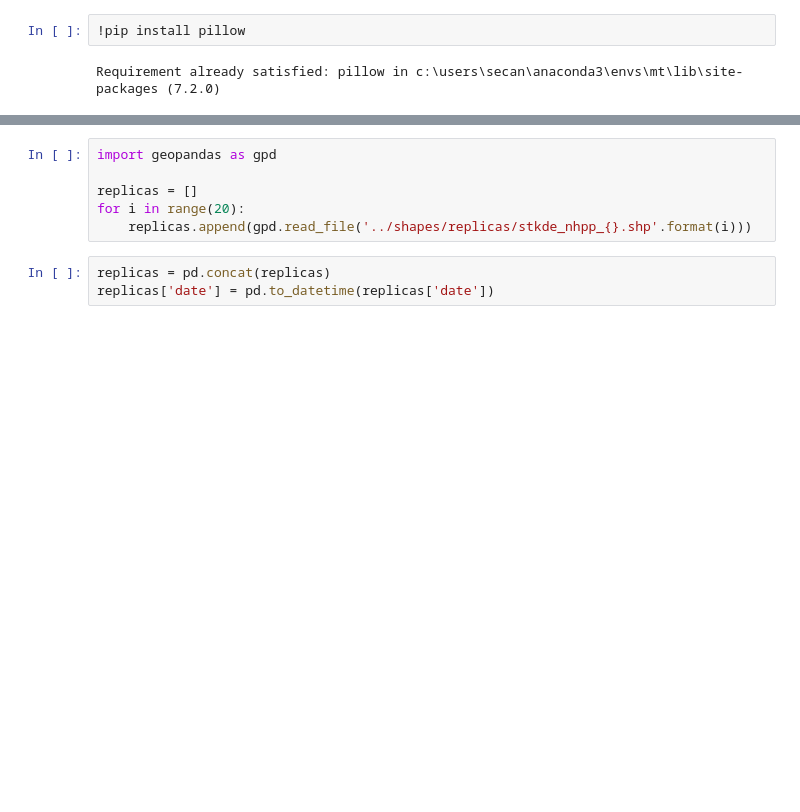
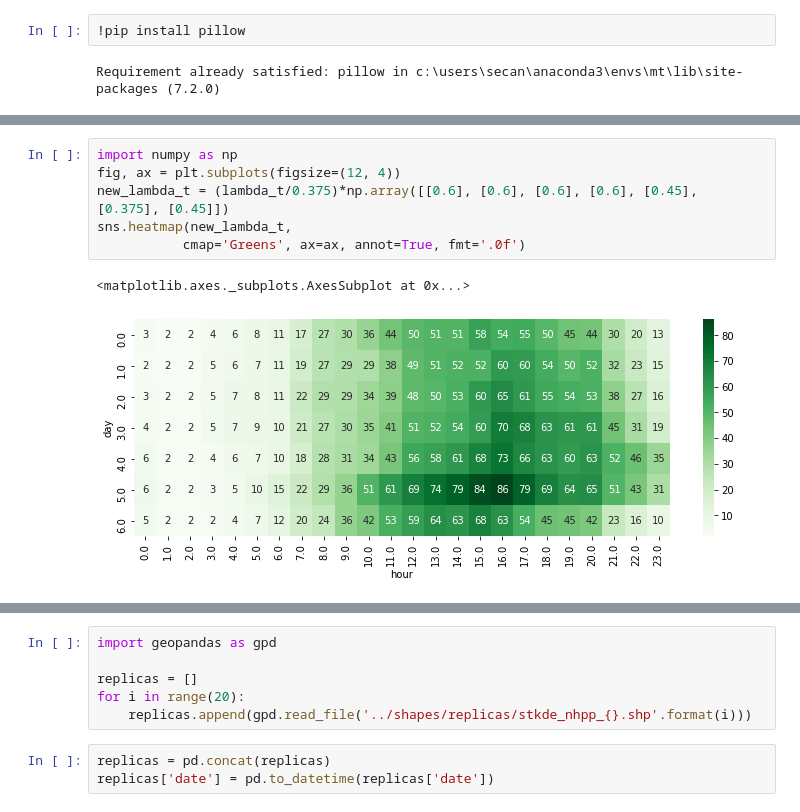
Before and after one commit to scespinoza/louisville-scooters, a Jupyter notebook: arrival_process/Untitled.ipynb, the cells around one changed output, grey strips where cells are left out. Saved outputs shown, nothing was run; the diff lists cells and outputs as text; blank space fills up the shorter version.

```diff
--- a/arrival_process/Untitled.ipynb
+++ b/arrival_process/Untitled.ipynb
@@ -32,0 +49,9 @@ fig.savefig('arrival-ratios.jpg', dpi=300);
+# %%
+import numpy as np
+fig, ax = plt.subplots(figsize=(12, 4))
+new_lambda_t = (lambda_t/0.375)*np.array([[0.6], [0.6], [0.6], [0.6], [0.45], [0.375], [0.45]])
+sns.heatmap(new_lambda_t,
+           cmap='Greens', ax=ax, annot=True, fmt='.0f')
+# %% [output]
+<matplotlib.axes._subplots.AxesSubplot at 0x...>
+[figure, added]
```
Also changed, not shown: parts of 5 cells of this notebook, 4 other files.
